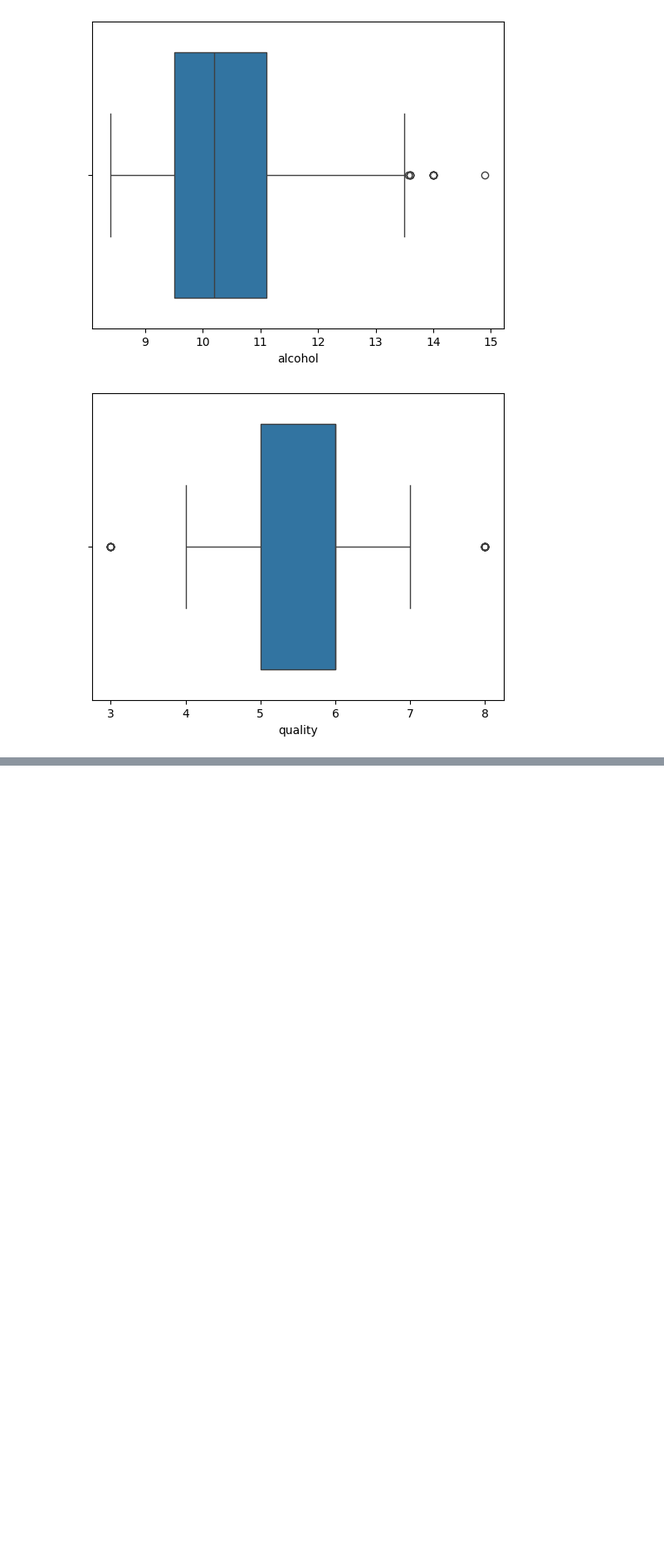
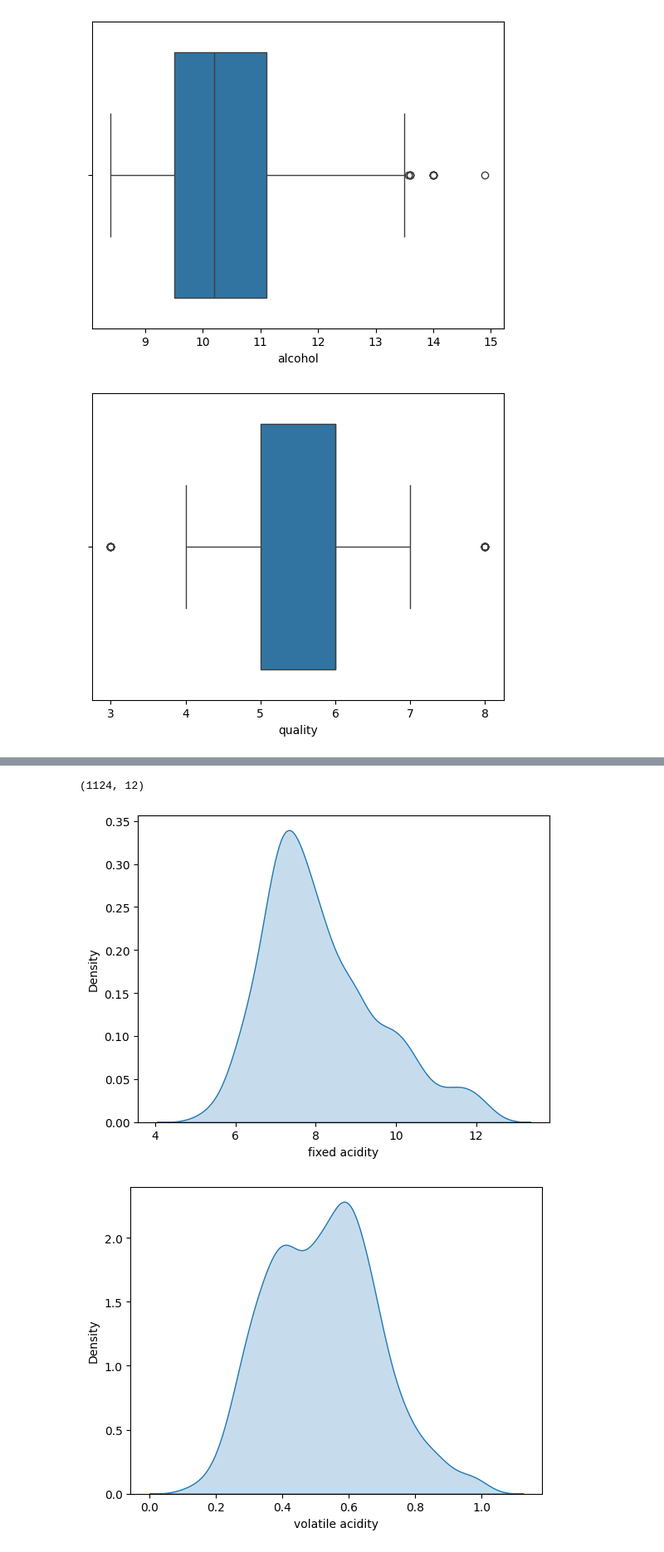
Before and after one commit to ldotmithu/FineWine-AI-Quality-Prediction-and-Personalized-Recommendations, a Jupyter notebook: notebook/trail.ipynb, the cells around one changed output, grey strips where cells are left out. Shown: that part at 83% size. Cells and saved outputs as stored; diff of their text form; code cells hidden in the pictures; blank space fills up the shorter version.

```diff
--- a/notebook/trail.ipynb
+++ b/notebook/trail.ipynb
@@ -90,0 +125,19 @@ def renove_out(data,col):
+# %%
+data = renove_out(data,"pH")
+# %%
+data = renove_out(data,"sulphates")
+# %%
+data = renove_out(data,"alcohol")
+# %%
+data = renove_out(data,"quality")
+# %%
+data.shape
+# %% [output]
+(1124, 12)
+# %%
+for i in data.columns:
+    sns.kdeplot(data,x=i,fill=True)
+    plt.show()
+# %% [output]
+[figure, added]
+[figure, added]
```
Also changed, not shown: parts of 30 cells of this notebook, 1 other file.
